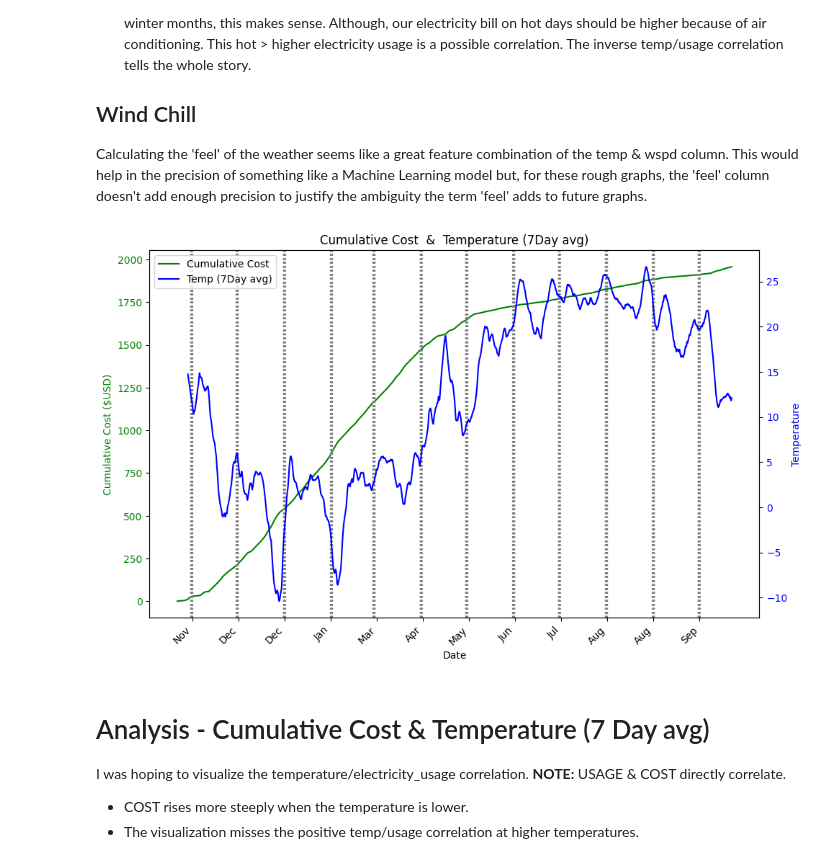
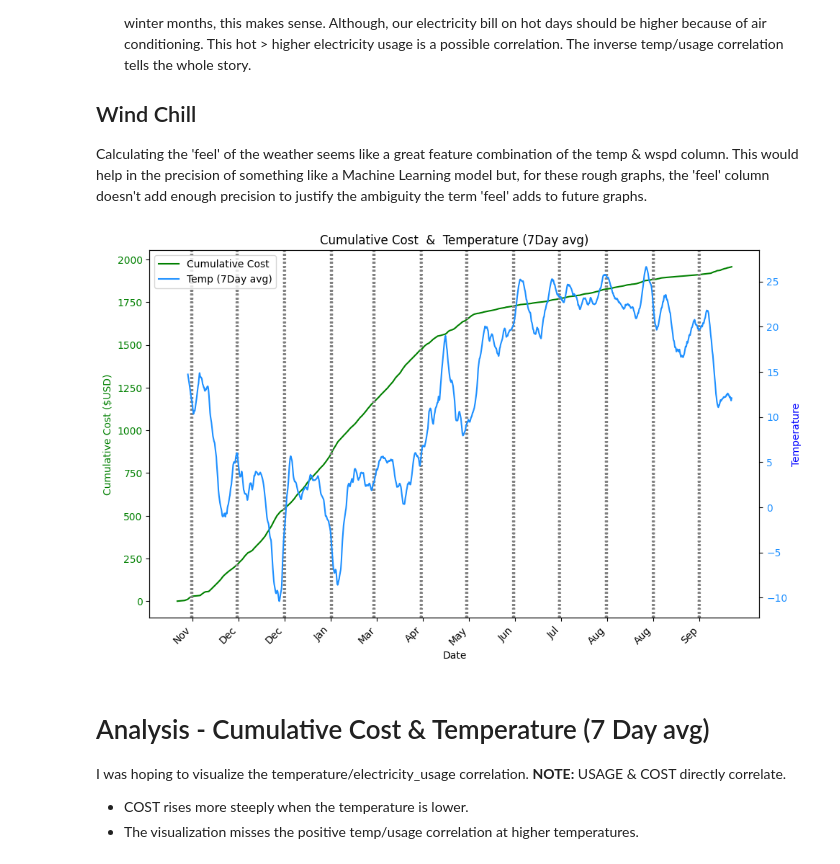
Before and after one commit to MichaelSalata/Energy_Use_Info, a Jupyter notebook: electricity_and_weather_analysis.ipynb, the cells around one changed output. Cells and saved outputs as stored; diff of their text form; code cells hidden in the pictures.

```diff
--- a/electricity_and_weather_analysis.ipynb
+++ b/electricity_and_weather_analysis.ipynb
@@ -315,36 +315,36 @@ line1, = ax1.plot(energy_weather_df['time'], COST_Cumulative, label='Cumulative
 ax1.tick_params(axis='y', labelcolor='green')
 
 # Creating a secondary y-axis for the rolling avg of 'temp'
 ax2 = ax1.twinx()
 ax2.set_ylabel('Temperature', color='blue')
 
 # plotting rolling means of 'temp'
-line2, = ax2.plot(energy_weather_df['time'], rolling_avg_temp, label='Temp ('+str(days)+'Day avg)', color='blue')
-ax2.tick_params(axis='y', labelcolor='blue')
+line2, = ax2.plot(energy_weather_df['time'], rolling_avg_temp, label='Temp ('+str(days)+'Day avg)', color='dodgerblue')
+ax2.tick_params(axis='y', labelcolor='dodgerblue')
 
 # Adding vertical lines for each month
 for date in energy_weather_df['time'][energy_weather_df['time'].dt.is_month_end]:  # Adjust the frequency as needed
     ax1.axvline(x=date, color='gray', linestyle=':')
 
 # Formatting x-axis tick labels with abbreviated month names
 # label frequency should every ~30days
 start = (30-20)*24   # the number of hours left in Oct
 freq = 24*30 + 8    # average num of hours in a month
 ax1.set_xticks(energy_weather_df['time'][start::freq])  # Adjust the frequency as needed
 ax1.set_xticklabels(energy_weather_df['time'].dt.strftime('%b')[start::freq], rotation=45, ha='right')
 
 fig.tight_layout()
 
 # Include both lines in the legend
 lines = [line1, line2]
 # labels = [line.label for line in lines]
 labels = [line1.get_label(), line2.get_label()]
 ax1.legend(lines, labels, loc='upper left')
 
 plt.title('Cumulative Cost  &  Temperature ('+str(days)+'Day avg)')
 plt.show()
 # %% [output]
-[figure, old version]
+[figure, new version]
 # %% [markdown]
 # Analysis - Cumulative Cost  &  Temperature (7 Day avg)
 I was hoping to visualize the temperature/electricity_usage correlation. **NOTE:** USAGE & COST directly correlate.
```
Also changed, not shown: parts of 2 cells of this notebook.
